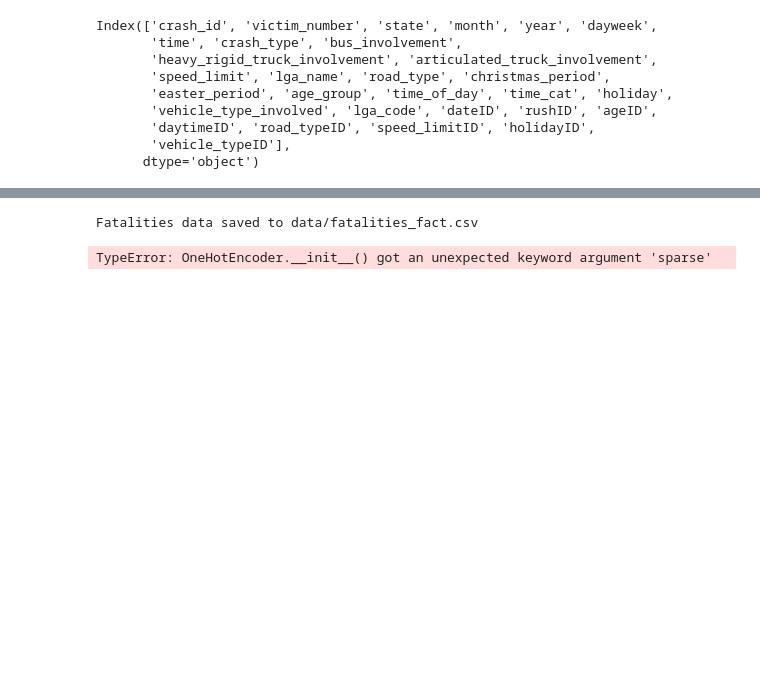
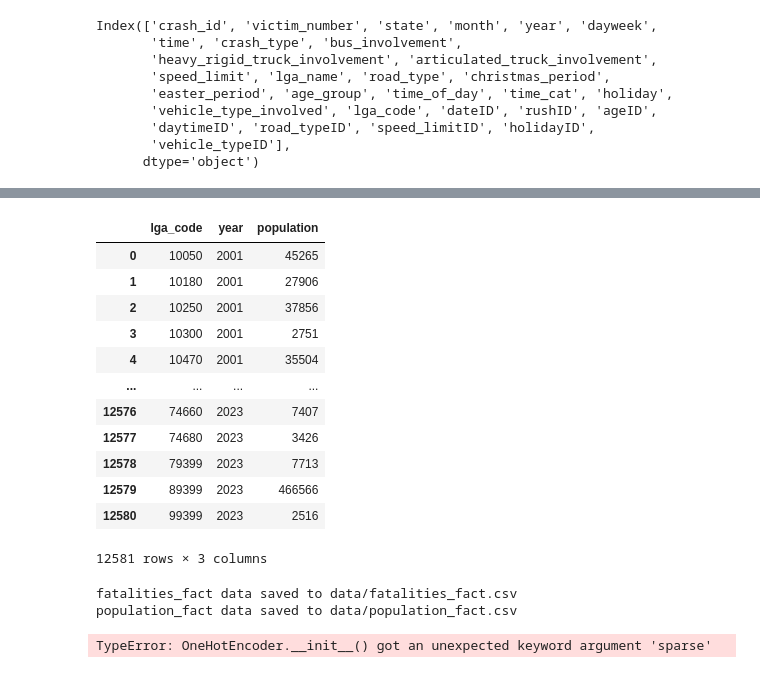
Before and after one commit to gambit0070/Data-Warehouse, a Jupyter notebook: ETL.ipynb, the cells around one changed output, grey strips where cells are left out. Drawn from its saved outputs; the diff is of its cells as text; code cells hidden in the pictures; blank space fills up the shorter version.

```diff
--- a/ETL.ipynb
+++ b/ETL.ipynb
@@ -604,7 +562,32 @@ Index(['crash_id', 'victim_number', 'state', 'month', 'year', 'dayweek',
+# %%
+population_df = population_long.copy()
+population_df = population_df[['lga_code', 'year', 'population']]
+population_df
+# %% [output]
+|  | lga_code | year | population |
+| 0 | 10050 | 2001 | 45265 |
+| 1 | 10180 | 2001 | 27906 |
+| 2 | 10250 | 2001 | 37856 |
+| 3 | 10300 | 2001 | 2751 |
+| 4 | 10470 | 2001 | 35504 |
+| ... | ... | ... | ... |
+| 12576 | 74660 | 2023 | 7407 |
+| 12577 | 74680 | 2023 | 3426 |
+| 12578 | 79399 | 2023 | 7713 |
+| 12579 | 89399 | 2023 | 466566 |
+| 12580 | 99399 | 2023 | 2516 |
+12581 rows × 3 columns
 # %%
-# save fact table to csv
-output_file_path = "data/fatalities_fact.csv"
-fatalities_df.to_csv(output_file_path, index=False)
-print(f"Fatalities data saved to {output_file_path}")
+# save all fact tables to csv with loop
+fact_tables = {
+    "fatalities_fact": fatalities_df,
+    "population_fact": population_df
+}
+# Save each DataFrame to a CSV file
+for name, table in fact_tables.items():
+    output_file_path = f"data/{name}.csv"
+    table.to_csv(output_file_path, index=False)
+    print(f"{name} data saved to {output_file_path}")
 # %% [output]
-Fatalities data saved to data/fatalities_fact.csv
+fatalities_fact data saved to data/fatalities_fact.csv
+population_fact data saved to data/population_fact.csv
```
Also changed, not shown: parts of 15 cells of this notebook, 11 other files.
